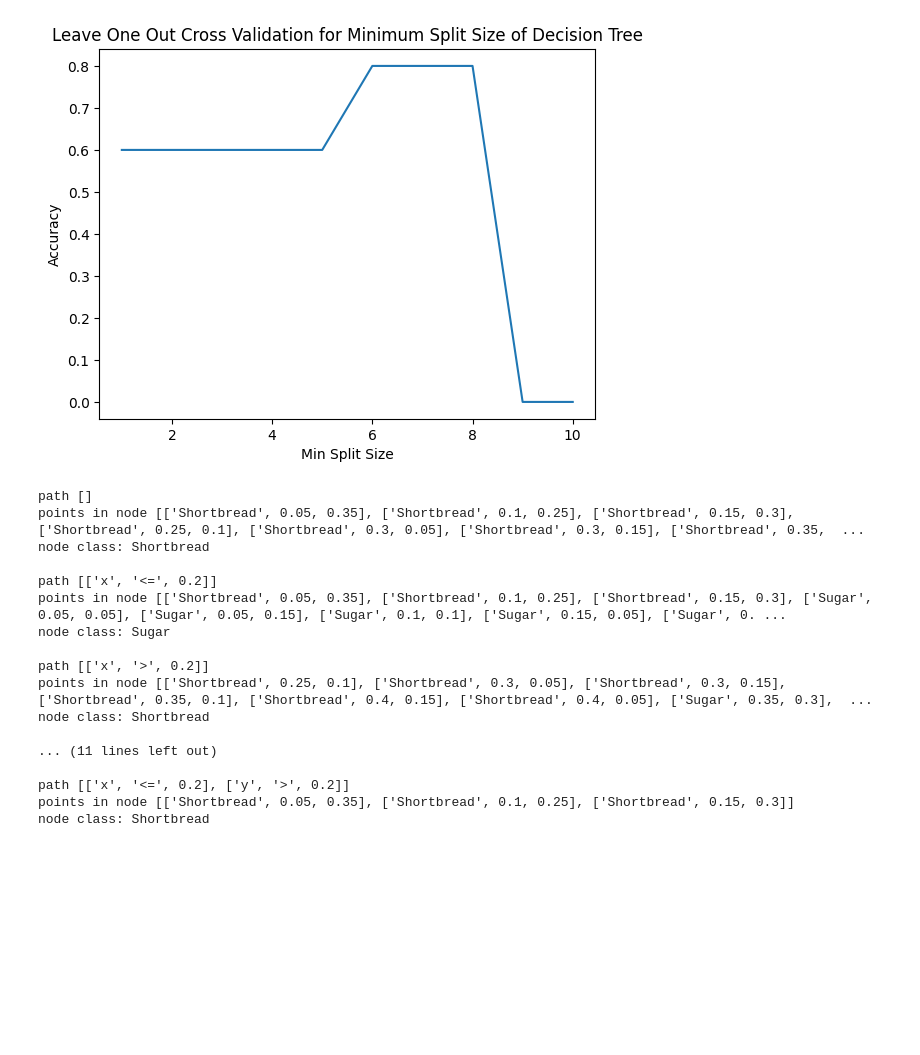
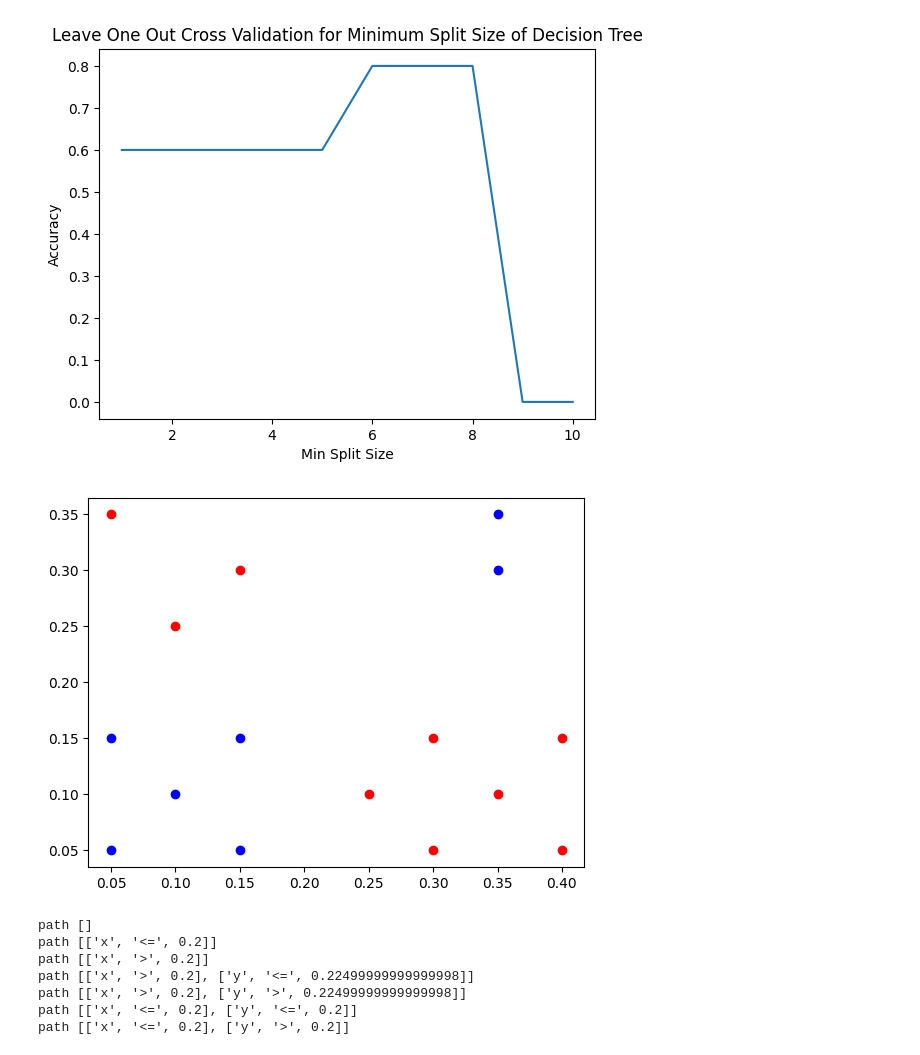
Before and after one commit to ca3-10/machine-learning-hw-11, a Jupyter notebook: decision_tree_tests.ipynb, the cells around one changed output. Cells and saved outputs as stored; diff of their text form; code cells hidden in the pictures; blank space fills up the shorter version.

Commit message:
5 and 6 with scatter plots

```diff
--- a/decision_tree_tests.ipynb
+++ b/decision_tree_tests.ipynb
@@ -113,55 +107,57 @@ plt.show()
 #4 leave one out cross validation curve for a random forest
 # %%
 #5 Construct a data set that leads to a decision tree that looks like the one below (7 nodes total)
-#         root
+#         root depth
 #       /      \
 #   child       child
 #  /     \     /     \
 #child child  child child
 
 five_data_values = [
 ['Shortbread', 0.05, 0.35],
 ['Shortbread', 0.1, 0.25],
 ['Shortbread', 0.15, 0.3],
 ['Shortbread', 0.25, 0.1],
 ['Shortbread', 0.3, 0.05],
 ['Shortbread', 0.3, 0.15],
 ['Shortbread', 0.35, 0.1],
 ['Shortbread', 0.4, 0.15],
 ['Shortbread', 0.4, 0.05],
 ['Sugar', 0.05, 0.05],
 ['Sugar', 0.05, 0.15],
 ['Sugar', 0.1, 0.1],
 ['Sugar', 0.15, 0.05],
 ['Sugar', 0.15, 0.15],
 ['Sugar', 0.35, 0.3],
 ['Sugar', 0.35, 0.35]
 ]
 
+shortbread_x = [point[1] for point in five_data_values if point[0] == 'Shortbread']
+shortbread_y = [point[2] for point in five_data_values if point[0] == 'Shortbread']
+
+sugar_x = [point[1] for point in five_data_values if point[0] == 'Sugar']
+sugar_y = [point[2] for point in five_data_values if point[0] == 'Sugar']
+
+plt.scatter(shortbread_x,shortbread_y,color='red')
+plt.scatter(sugar_x,sugar_y,color='blue')
+plt.show()
+
+
 tree_five = DecisionTree(five_data_values, 10,1)
 
 for nodes in tree_five.nodes:
     print('path',nodes.path)
-    print('points in node', nodes.data_points)
-    print('node class:', nodes.prediction)
-    print()
+    #print('points in node', nodes.data_points)
+    #print('node class:', nodes.prediction)
+    #print()
 
 assert len(tree_five.nodes) == 7
 # %% [output]
+[figure, added]
 path []
-points in node [['Shortbread', 0.05, 0.35], ['Shortbread', 0.1, 0.25], ['Shortbread', 0.15, 0.3], ['Shortbread', 0.25, 0.1], ['Shortbread', 0.3, 0.05], ['Shortbread', 0.3, 0.15], ['Shortbread', 0.35,  ...
-node class: Shortbread
-
 path [['x', '<=', 0.2]]
-points in node [['Shortbread', 0.05, 0.35], ['Shortbread', 0.1, 0.25], ['Shortbread', 0.15, 0.3], ['Sugar', 0.05, 0.05], ['Sugar', 0.05, 0.15], ['Sugar', 0.1, 0.1], ['Sugar', 0.15, 0.05], ['Sugar', 0. ...
-node class: Sugar
-
 path [['x', '>', 0.2]]
-points in node [['Shortbread', 0.25, 0.1], ['Shortbread', 0.3, 0.05], ['Shortbread', 0.3, 0.15], ['Shortbread', 0.35, 0.1], ['Shortbread', 0.4, 0.15], ['Shortbread', 0.4, 0.05], ['Sugar', 0.35, 0.3],  ...
-node class: Shortbread
-
-... (11 lines left out)
-
+path [['x', '>', 0.2], ['y', '<=', 0.22499999999999998]]
+path [['x', '>', 0.2], ['y', '>', 0.22499999999999998]]
+path [['x', '<=', 0.2], ['y', '<=', 0.2]]
 path [['x', '<=', 0.2], ['y', '>', 0.2]]
-points in node [['Shortbread', 0.05, 0.35], ['Shortbread', 0.1, 0.25], ['Shortbread', 0.15, 0.3]]
-node class: Shortbread
```
Also changed, not shown: parts of 2 cells of this notebook.
